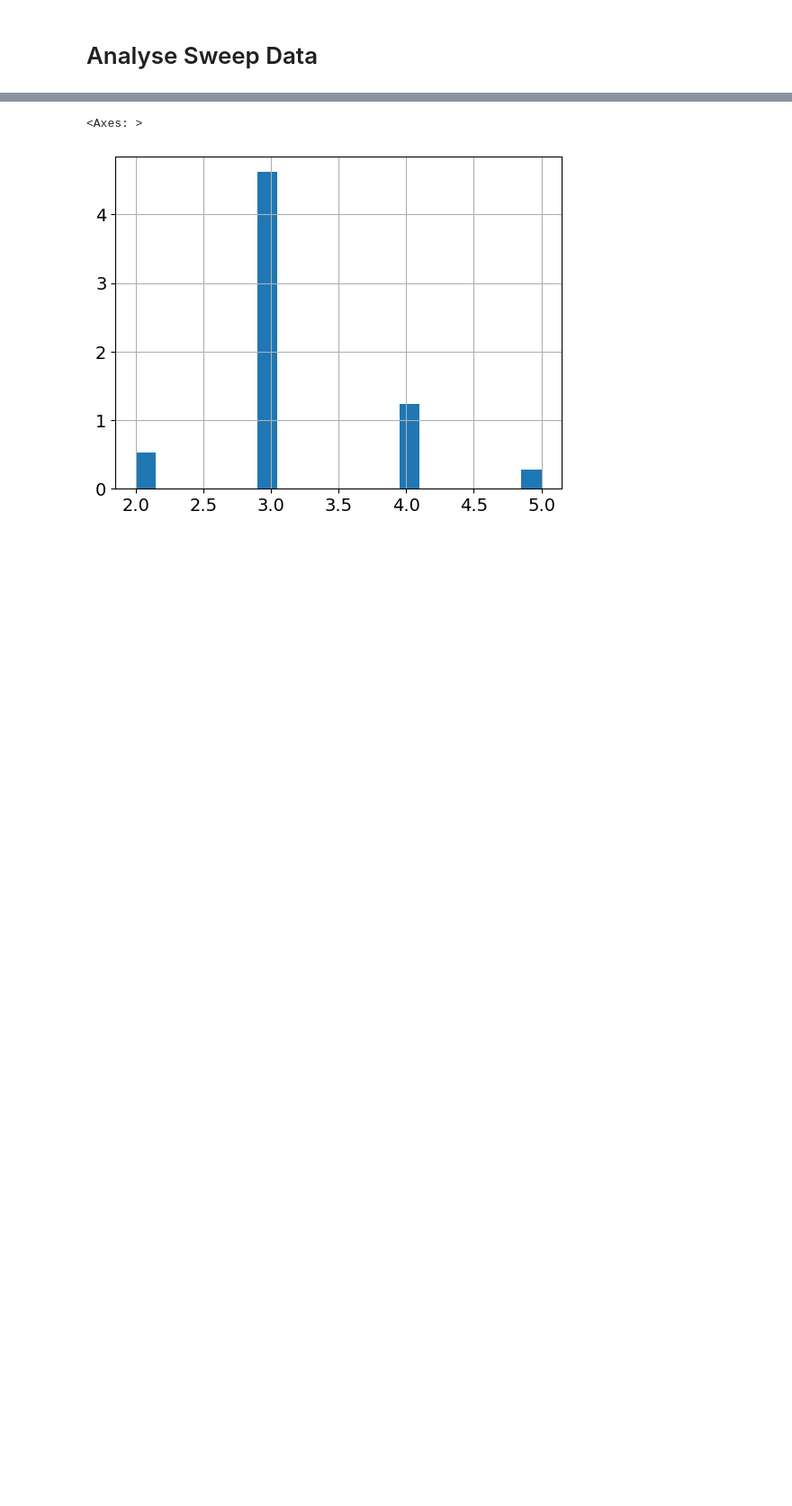
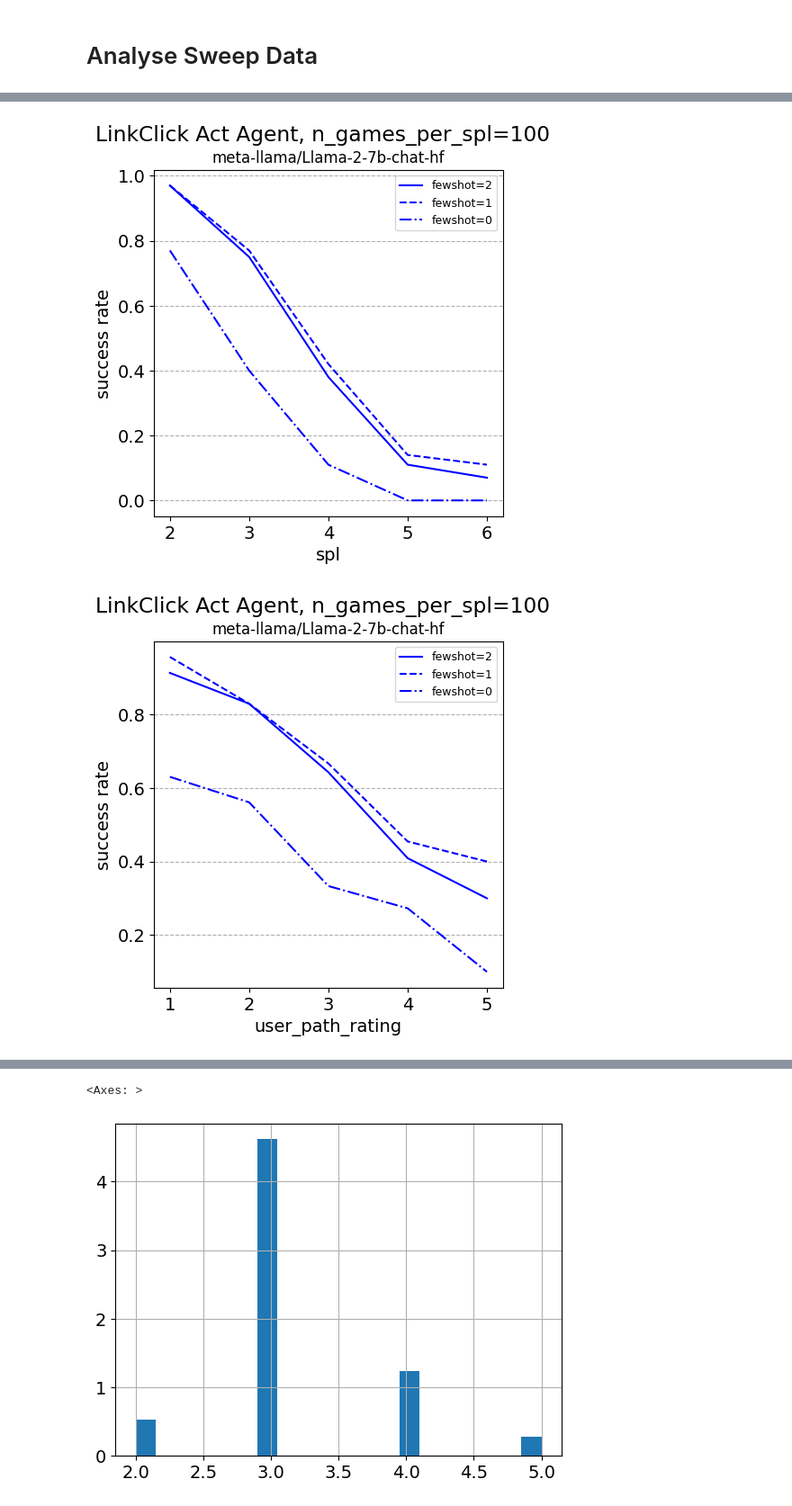
Before and after one commit to au-clan/WikiAgent, a Jupyter notebook: src/notebooks/data_analysis.ipynb, the cells around one changed output, grey strips where cells are left out. Shown at 90% size. Drawn from its saved outputs; the diff is of its cells as text; code cells hidden in the pictures; blank space fills up the shorter version.

```diff
--- a/src/notebooks/data_analysis.ipynb
+++ b/src/notebooks/data_analysis.ipynb
@@ -226,0 +209,73 @@ plt.show()
+# %%
+# line plot of success rate vs spl for each fewshot
+fig, axes = plt.subplots(1, len(all_runs_df[identifiers[0]].unique()), figsize=(5*len(all_runs_df[identifiers[0]].unique()),5), sharey=True, sharex=True)
+axes = [axes] if not isinstance(axes, np.ndarray) else axes
+for i,identifier in enumerate(all_runs_df[identifiers[0]].unique()):
+    for j,fs in enumerate(all_runs_df['agent.fewshot'].unique()):
+        df = all_runs_df[(all_runs_df[identifiers[0]] == identifier) & (all_runs_df['agent.fewshot']==fs)].query('is_finished == True')
+        df = df.groupby('spl').agg({'success':'mean'}).reset_index()
+        axes[i].plot(df['spl'], df['success'], label=f'fewshot={fs}', linestyle=lines[j], color=colors[i])
+    # add y grid
+    axes[i].grid(axis='y', linestyle='--')
+    axes[i].set_title(identifier, fontsize=12); axes[i].set_xlabel('spl')
+    if i == 0:
+        axes[i].set_ylabel('success rate')
+    axes[i].legend(fontsize=9)
+plt.suptitle(f'LinkClick Act Agent, n_games_per_spl={n_games//5}')
+plt.show()
+
+# line plot of success rate vs user_path_rating for each fewshot
+fig, axes = plt.subplots(1, len(all_runs_df[identifiers[0]].unique()), figsize=(5*len(all_runs_df[identifiers[0]].unique()),5), sharey=True, sharex=True)
+axes = [axes] if not isinstance(axes, np.ndarray) else axes
+for i,identifier in enumerate(all_runs_df[identifiers[0]].unique()):
+    for j,fs in enumerate(all_runs_df['agent.fewshot'].unique()):
+        df = all_runs_df[(all_runs_df[identifiers[0]] == identifier) & (all_runs_df['agent.fewshot']==fs)].query('is_finished == True')
+        df = df.groupby('user_path_rating').agg({'success':'mean'}).reset_index()
+        axes[i].plot(df['user_path_rating'], df['success'], label=f'fewshot={fs}', linestyle=lines[j], color=colors[i])
+    # add y grid
+    axes[i].grid(axis='y', linestyle='--')
+    axes[i].set_title(identifier, fontsize=12); axes[i].set_xlabel('user_path_rating')
+    if i == 0:
+        axes[i].set_ylabel('success rate')
+    axes[i].legend(fontsize=9)
+plt.suptitle(f'LinkClick Act Agent, n_games_per_spl={n_games//5}')
+plt.show()
+
+# plot percentage of times the agent beat the best human for each fewshot (effective_path_len < shepl)
+fig, axes = plt.subplots(1, len(all_runs_df[identifiers[0]].unique()), figsize=(5*len(all_runs_df[identifiers[0]].unique()),5), sharey=True, sharex=True)
+axes = [axes] if not isinstance(axes, np.ndarray) else axes
+for i,identifier in enumerate(all_runs_df[identifiers[0]].unique()):
+    for j,fs in enumerate(all_runs_df['agent.fewshot'].unique()):
+        df = all_runs_df[(all_runs_df[identifiers[0]] == identifier) & (all_runs_df['agent.fewshot']==fs)].query('is_finished == True')
+        df['agent_beat_best_human'] = df['effective_path_len'] < df['shepl']
+        df = df.groupby('spl').agg({'agent_beat_best_human':'mean'}).reset_index()
+        axes[i].plot(df['spl'], df['agent_beat_best_human'], label=f'fewshot={fs}', linestyle=lines[j], color=colors[i])
+    # add y grid
+    axes[i].grid(axis='y', linestyle='--')
+    axes[i].set_title(identifier, fontsize=12); axes[i].set_xlabel('spl')
+    if i == 0:
+        axes[i].set_ylabel('agent beat best human rate')
+    axes[i].legend(fontsize=9)
+plt.suptitle(f'LinkClick Act Agent, n_games_per_spl={n_games//5}')
+plt.show()
+
+# plot percentage of times the agent beat the best human for each fewshot (effective_path_len < shepl)
+fig, axes = plt.subplots(1, len(all_runs_df[identifiers[0]].unique()), figsize=(5*len(all_runs_df[identifiers[0]].unique()),5), sharey=True, sharex=True)
+axes = [axes] if not isinstance(axes, np.ndarray) else axes
+for i,identifier in enumerate(all_runs_df[identifiers[0]].unique()):
+    for j,fs in enumerate(all_runs_df['agent.fewshot'].unique()):
+        df = all_runs_df[(all_runs_df[identifiers[0]] == identifier) & (all_runs_df['agent.fewshot']==fs)].query('is_finished == True')
+        df['agent_beat_best_human'] = df['effective_path_len'] < df['shepl']
+        df = df.groupby('user_path_rating').agg({'agent_beat_best_human':'mean'}).reset_index()
+        axes[i].plot(df['user_path_rating'], df['agent_beat_best_human'], label=f'fewshot={fs}', linestyle=lines[j], color=colors[i])
+    # add y grid
+    axes[i].grid(axis='y', linestyle='--')
+    axes[i].set_title(identifier, fontsize=12); axes[i].set_xlabel('user_path_rating')
+    if i == 0:
+        axes[i].set_ylabel('agent beat best human rate')
+    axes[i].legend(fontsize=9)
+plt.suptitle(f'LinkClick Act Agent, n_games_per_spl={n_games//5}')
+plt.show()
+# %% [output]
+[figure, added]
+[figure, added]
```
Also changed, not shown: parts of 16 cells of this notebook, 2 other files.
